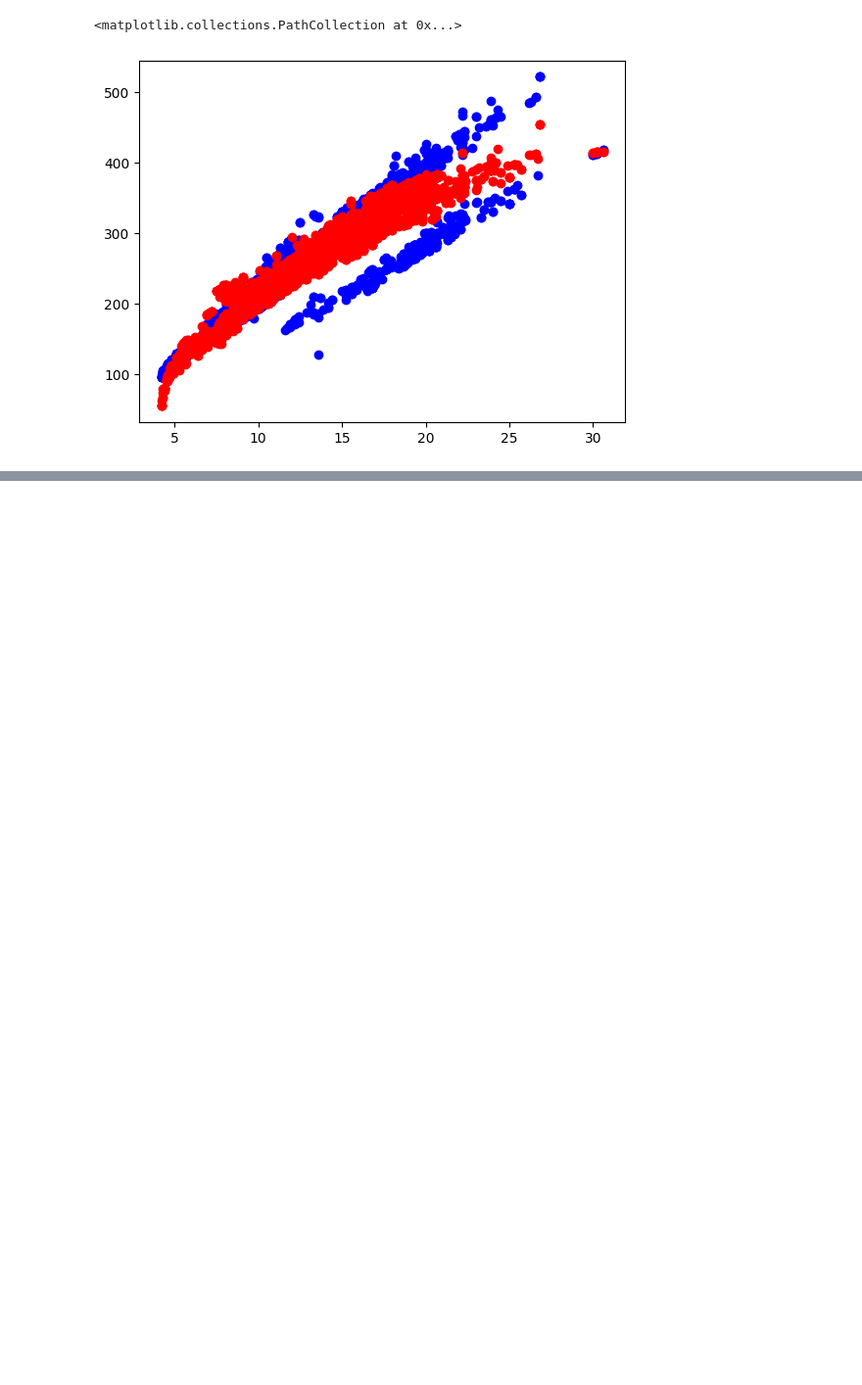
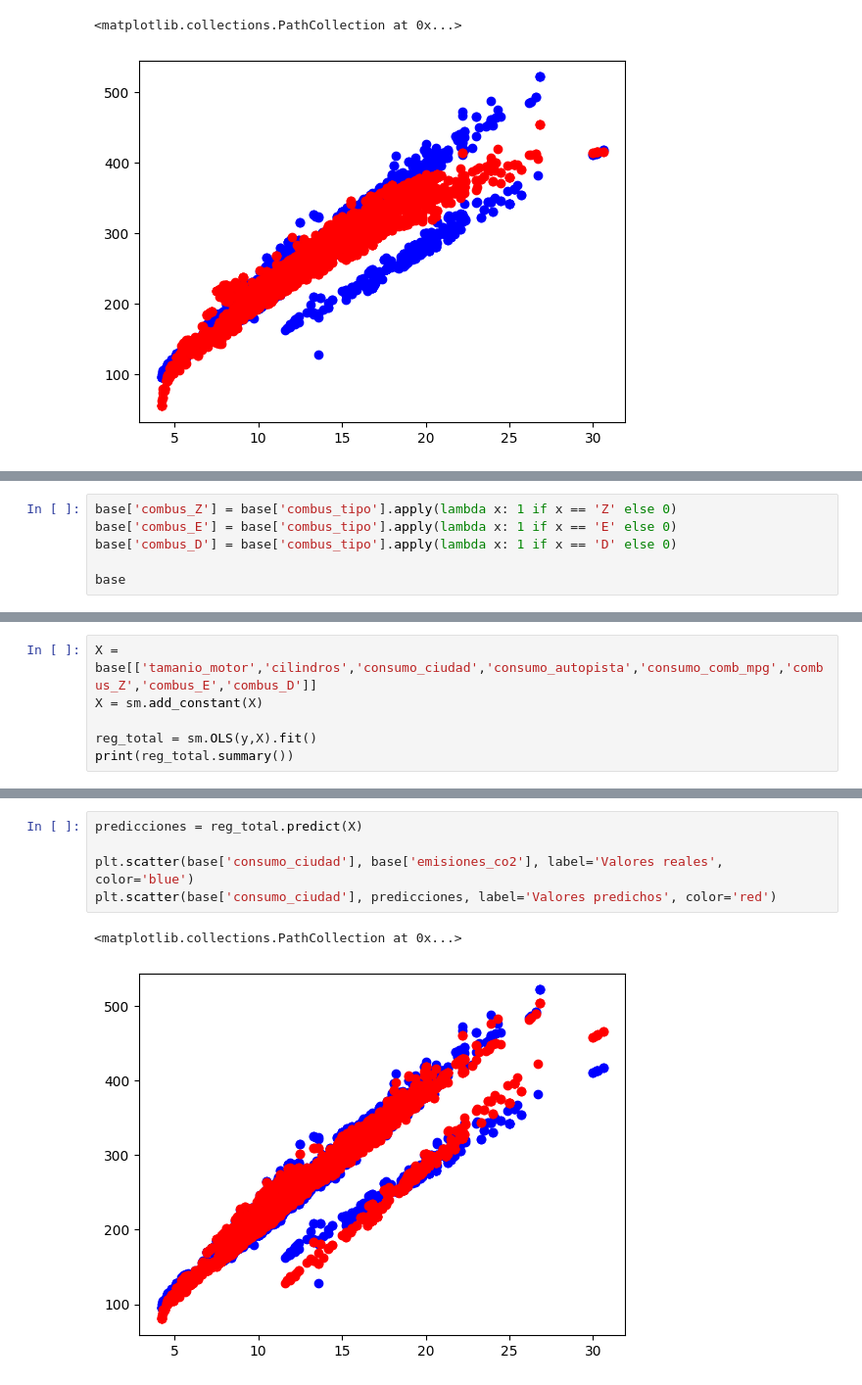
Before and after one commit to gastonbenitez2001/diplomatura_unne, a Jupyter notebook: 06. Regresión - Base Emisiones y EPH.ipynb, the cells around one changed output, grey strips where cells are left out. Shown at 98% size. Cells and saved outputs as stored; diff of their text form; blank space fills up the shorter version.

```diff
--- a/06. Regresión - Base Emisiones y EPH.ipynb
+++ b/06. Regresión - Base Emisiones y EPH.ipynb
@@ -368,0 +332,6 @@ Notes:
+# %%
+base['combus_Z'] = base['combus_tipo'].apply(lambda x: 1 if x == 'Z' else 0)
+base['combus_E'] = base['combus_tipo'].apply(lambda x: 1 if x == 'E' else 0)
+base['combus_D'] = base['combus_tipo'].apply(lambda x: 1 if x == 'D' else 0)
+
+base
@@ -368,0 +354,6 @@ Notes:
+# %%
+X = base[['tamanio_motor','cilindros','consumo_ciudad','consumo_autopista','consumo_comb_mpg','combus_Z','combus_E','combus_D']]
+X = sm.add_constant(X)
+
+reg_total = sm.OLS(y,X).fit()
+print(reg_total.summary())
@@ -368,0 +378,8 @@ Notes:
+# %%
+predicciones = reg_total.predict(X)
+
+plt.scatter(base['consumo_ciudad'], base['emisiones_co2'], label='Valores reales', color='blue')
+plt.scatter(base['consumo_ciudad'], predicciones, label='Valores predichos', color='red')
+# %% [output]
+<matplotlib.collections.PathCollection at 0x...>
+[figure, added]
```
Also changed, not shown: parts of 18 cells of this notebook, 1 other file.
